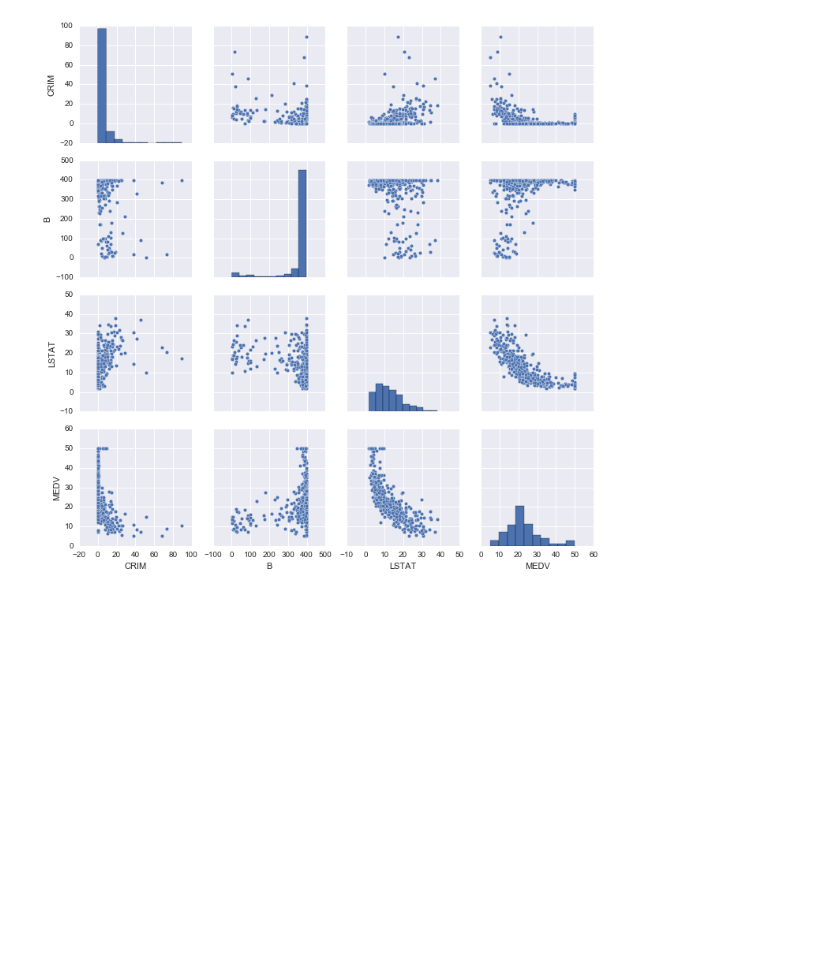
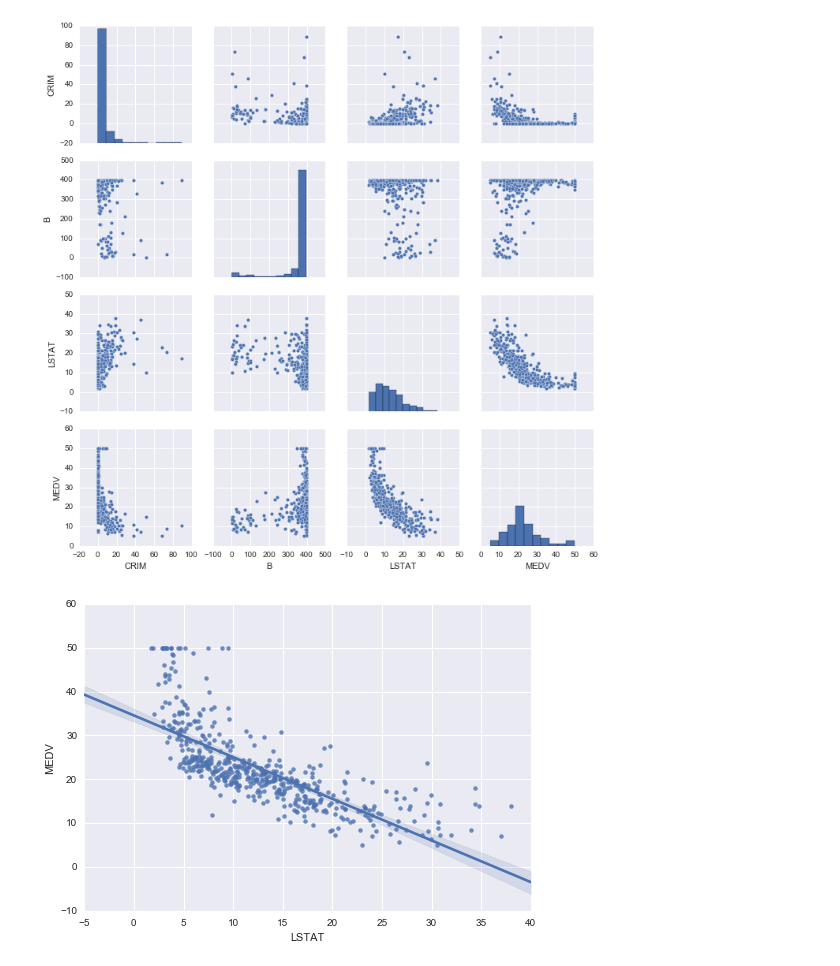
Before and after one commit to jillianhade/data-science-notes, a Jupyter notebook: plotting lab-monday.ipynb, the cells around one changed output. Cells and saved outputs as stored; diff of their text form; code cells hidden in the pictures; blank space fills up the shorter version.

Commit message:
added regression graphs

```diff
--- a/plotting lab-monday.ipynb
+++ b/plotting lab-monday.ipynb
@@ -140,3 +140,9 @@ sns.pairplot(data)
 sns.pairplot(data, vars=['CRIM', 'B', 'LSTAT', 'MEDV']);
 # %% [output]
 [figure]
+# %%
+# LSTAT: % lower status of the population
+#data.plot.scatter(x='LSTAT', y='MEDV');
+sns.regplot(x='LSTAT', y='MEDV', data=data);
+# %% [output]
+[figure, added]
```
Also changed, not shown: parts of 2 cells of this notebook.
